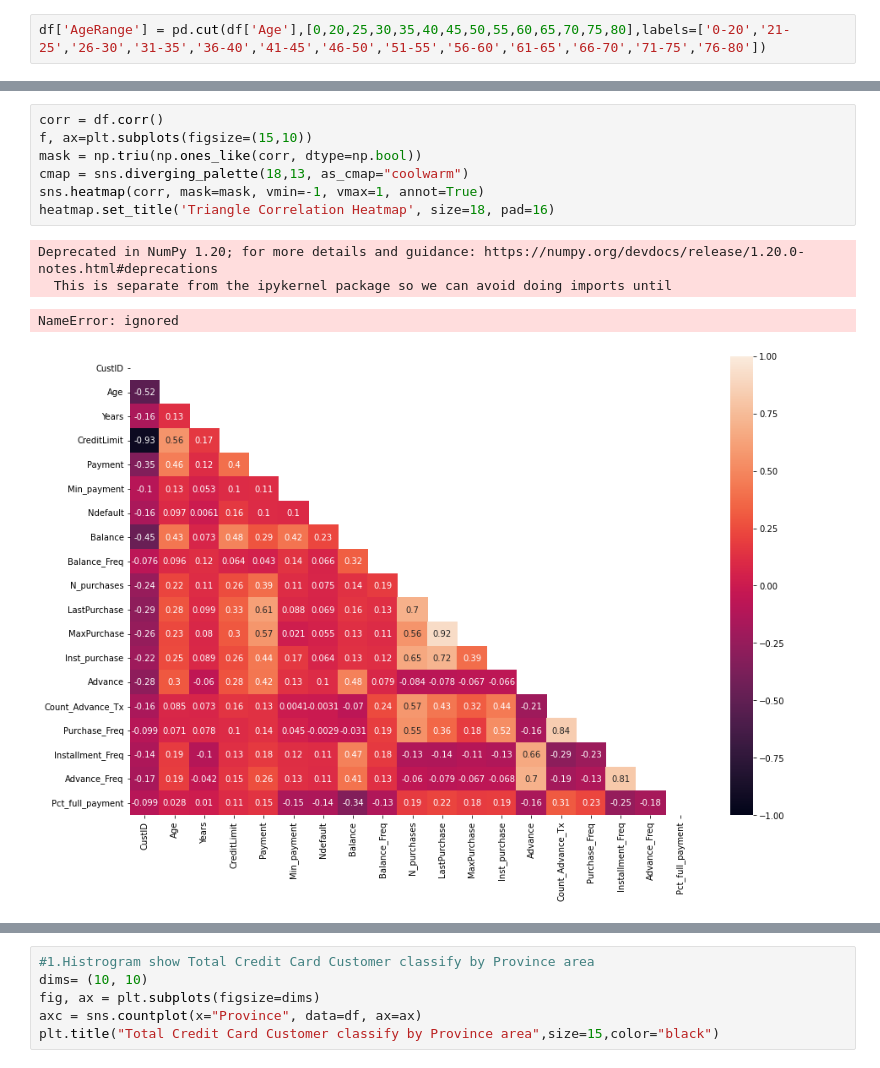
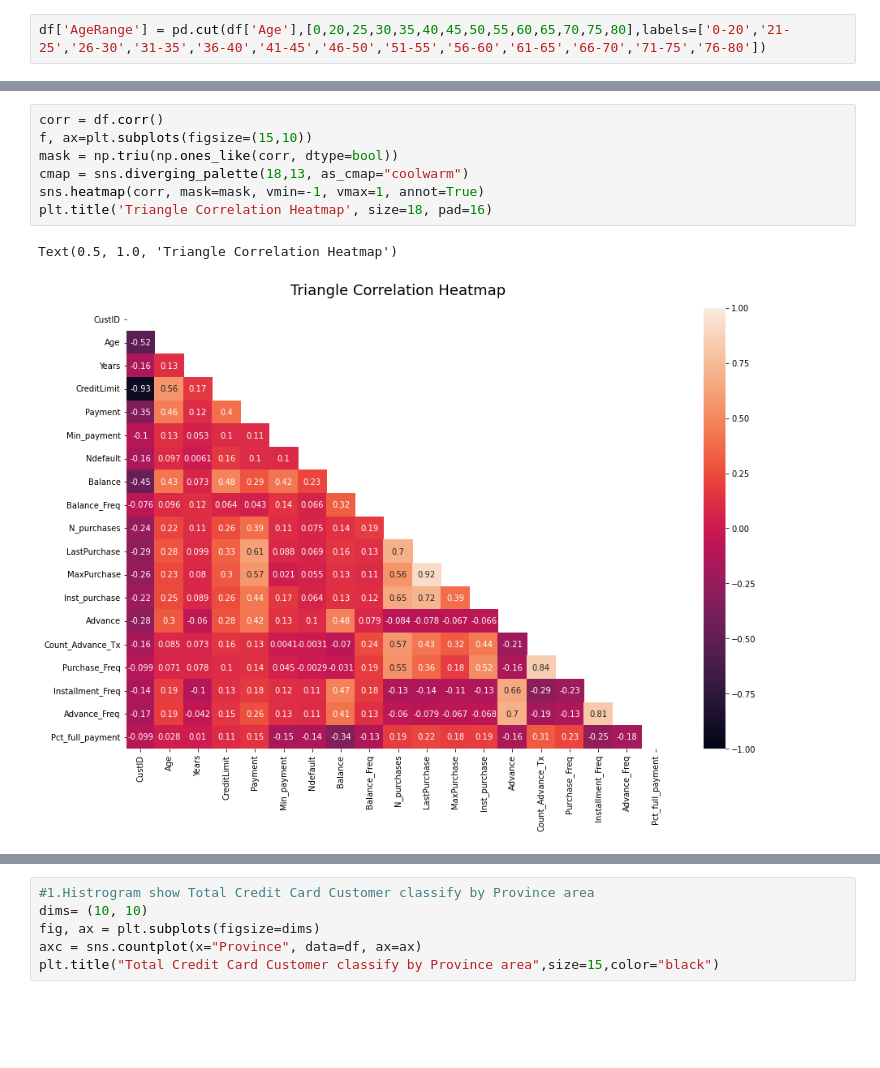
Before and after one commit to Yanadade/EDA-Credit-Analytic, a Jupyter notebook: Credit_Analytic.ipynb, the cells around one changed output, grey strips where cells are left out. Saved outputs shown, nothing was run; the diff lists cells and outputs as text; blank space fills up the shorter version.

```diff
--- a/Credit_Analytic.ipynb
+++ b/Credit_Analytic.ipynb
@@ -558,12 +556,10 @@ df.cov()
 # %%
 corr = df.corr()
 f, ax=plt.subplots(figsize=(15,10))
-mask = np.triu(np.ones_like(corr, dtype=np.bool))
+mask = np.triu(np.ones_like(corr, dtype=bool))
 cmap = sns.diverging_palette(18,13, as_cmap="coolwarm")
 sns.heatmap(corr, mask=mask, vmin=-1, vmax=1, annot=True)
-heatmap.set_title('Triangle Correlation Heatmap', size=18, pad=16)
+plt.title('Triangle Correlation Heatmap', size=18, pad=16)
 # %% [output]
-Deprecated in NumPy 1.20; for more details and guidance: https://numpy.org/devdocs/release/1.20.0-notes.html#deprecations
-  This is separate from the ipykernel package so we can avoid doing imports until
+Text(0.5, 1.0, 'Triangle Correlation Heatmap')
-NameError: ignored
-[figure, old version]
+[figure, new version]
```
Also changed, not shown: parts of 3 cells of this notebook.
